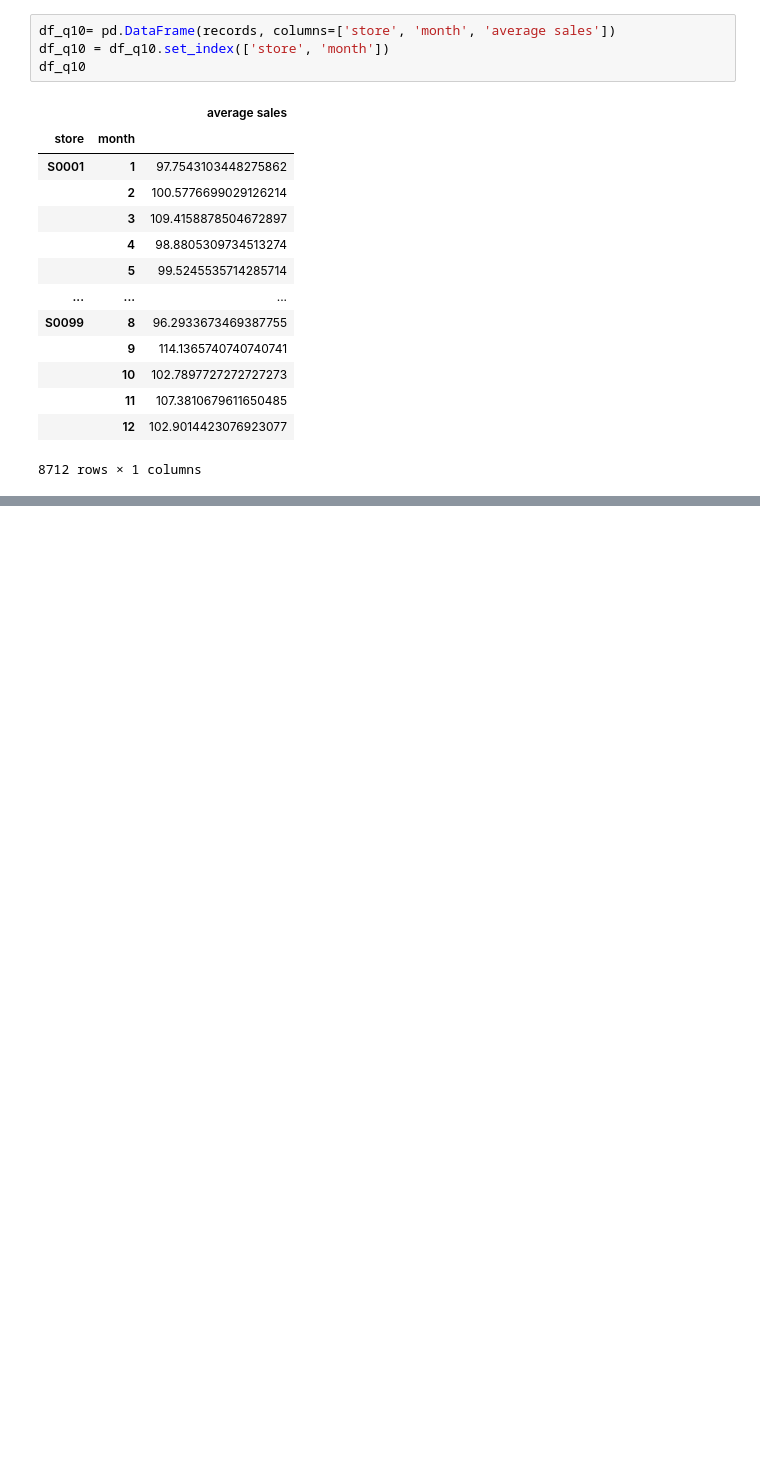
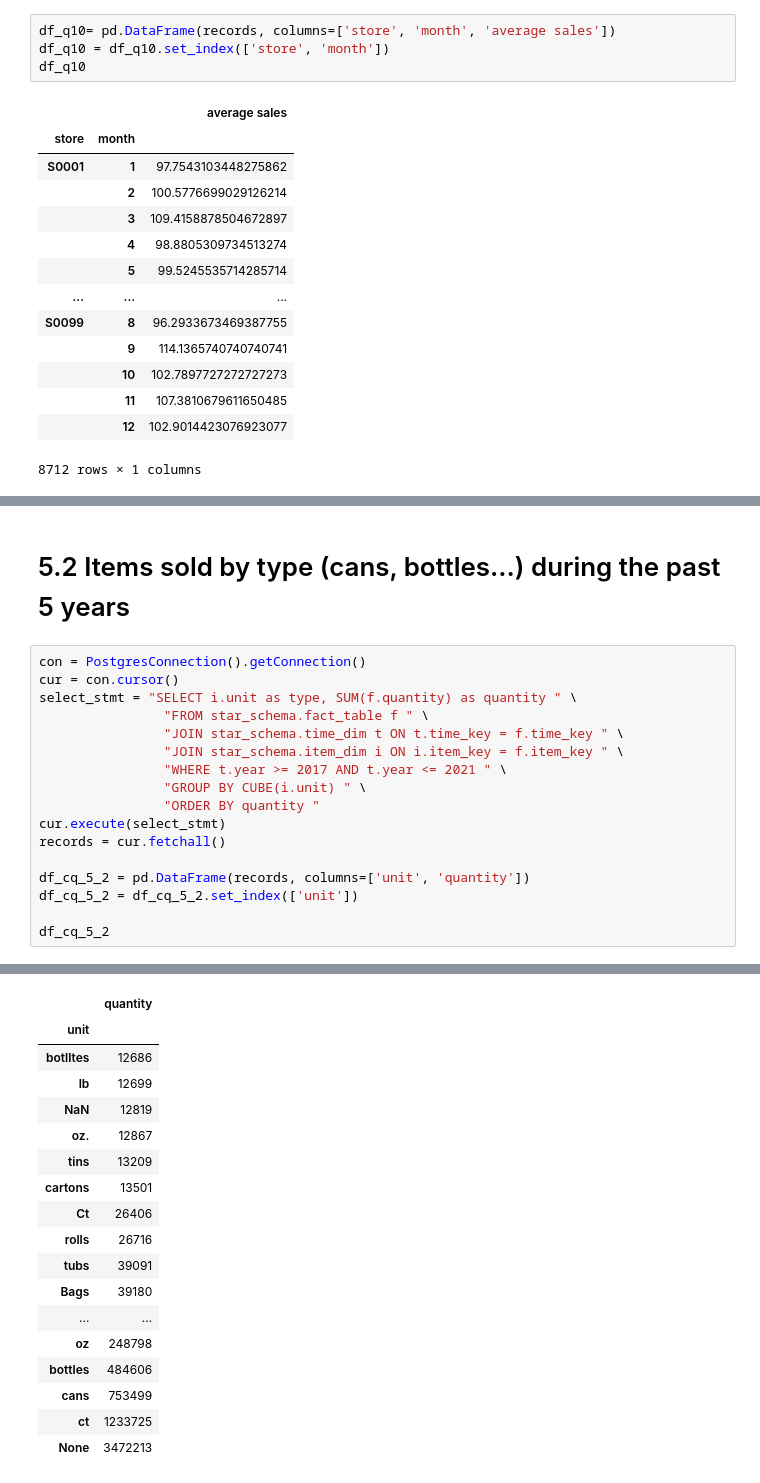
Before and after one commit to esrdlab-vinternship/HDA-Buet-vtraining-23, a Jupyter notebook: notebook/analytics/Olap.ipynb, the cells around one changed output, grey strips where cells are left out. Saved outputs shown, nothing was run; the diff lists cells and outputs as text; blank space fills up the shorter version.

```diff
--- a/notebook/analytics/Olap.ipynb
+++ b/notebook/analytics/Olap.ipynb
@@ -1104,0 +1432,20 @@ df_q10
+# %% [markdown]
+# 5.2 Items sold by type (cans, bottles...) during the past 5 years
+# %%
+con = PostgresConnection().getConnection()
+cur = con.cursor()
+select_stmt = "SELECT i.unit as type, SUM(f.quantity) as quantity " \
+                "FROM star_schema.fact_table f " \
+                "JOIN star_schema.time_dim t ON t.time_key = f.time_key " \
+                "JOIN star_schema.item_dim i ON i.item_key = f.item_key " \
+                "WHERE t.year >= 2017 AND t.year <= 2021 " \
+                "GROUP BY CUBE(i.unit) " \
+                "ORDER BY quantity "
+cur.execute(select_stmt)
+records = cur.fetchall()
+
+df_cq_5_2 = pd.DataFrame(records, columns=['unit', 'quantity'])
+df_cq_5_2 = df_cq_5_2.set_index(['unit'])
+
+df_cq_5_2
+# %% [output]
@@ -1104,0 +1453,18 @@ df_q10
+|  | quantity |
+| unit |  |
+| botlltes | 12686 |
+| lb | 12699 |
+| NaN | 12819 |
+| oz. | 12867 |
+| tins | 13209 |
+| cartons | 13501 |
+| Ct | 26406 |
+| rolls | 26716 |
+| tubs | 39091 |
+| Bags | 39180 |
+| ... | ... |
+| oz | 248798 |
+| bottles | 484606 |
+| cans | 753499 |
+| ct | 1233725 |
+| None | 3472213 |
```
Also changed, not shown: parts of 26 cells of this notebook.
